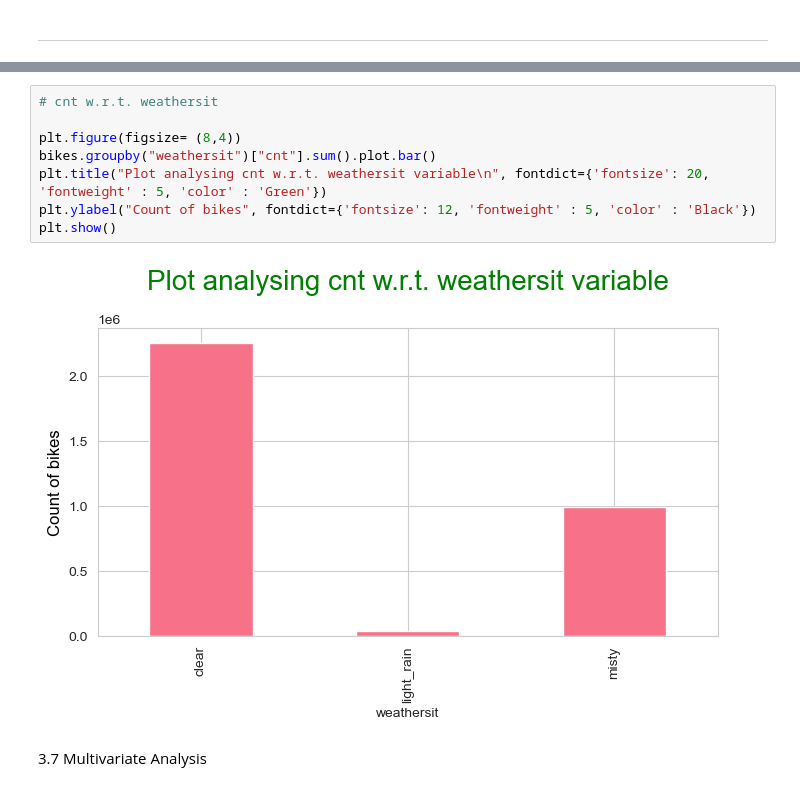
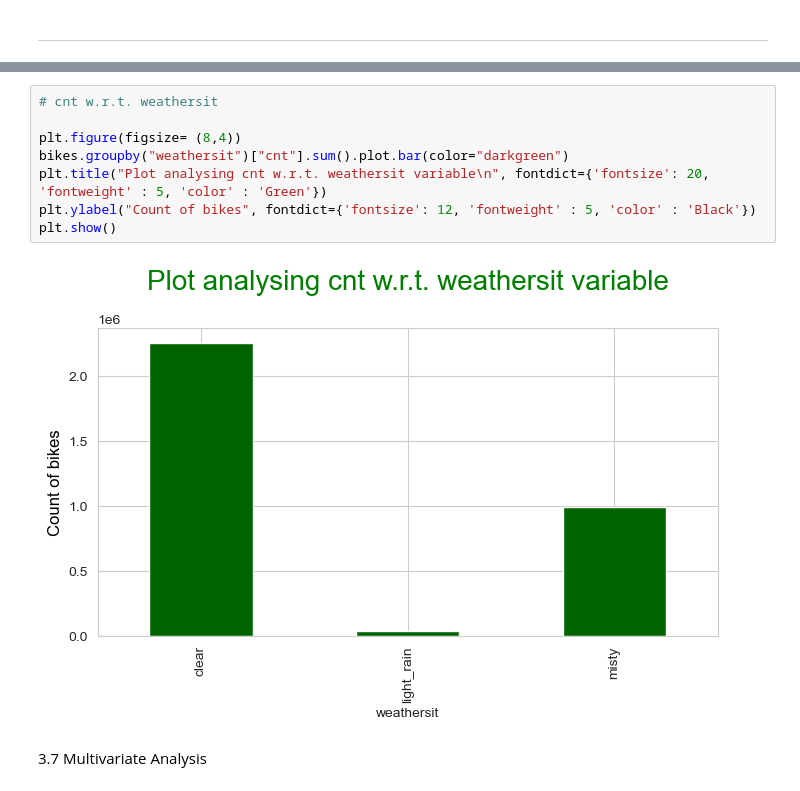
Before and after one commit to sfdatade/machine_learning_bikes_project, a Jupyter notebook: Bpp.ipynb, the cells around one changed output, grey strips where cells are left out. Cells and saved outputs as stored; diff of their text form.

```diff
--- a/Bpp.ipynb
+++ b/Bpp.ipynb
@@ -394,13 +394,13 @@ plt.show()
 # %%
 # cnt w.r.t. weathersit
 
 plt.figure(figsize= (8,4))
-bikes.groupby("weathersit")["cnt"].sum().plot.bar()
+bikes.groupby("weathersit")["cnt"].sum().plot.bar(color="darkgreen")
 plt.title("Plot analysing cnt w.r.t. weathersit variable\n", fontdict={'fontsize': 20, 'fontweight' : 5, 'color' : 'Green'})
 plt.ylabel("Count of bikes", fontdict={'fontsize': 12, 'fontweight' : 5, 'color' : 'Black'})
 plt.show()
 # %% [output]
-[figure, old version]
+[figure, new version]
 # %% [markdown]
 3.7 Multivariate Analysis
 # %%
```
Also changed, not shown: parts of 12 cells of this notebook.
